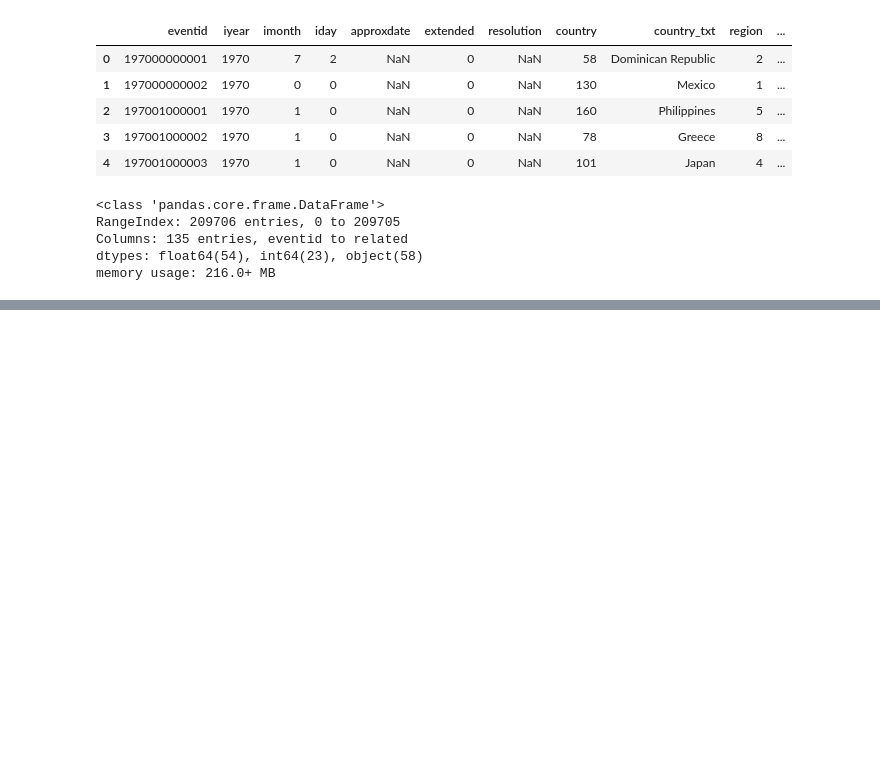
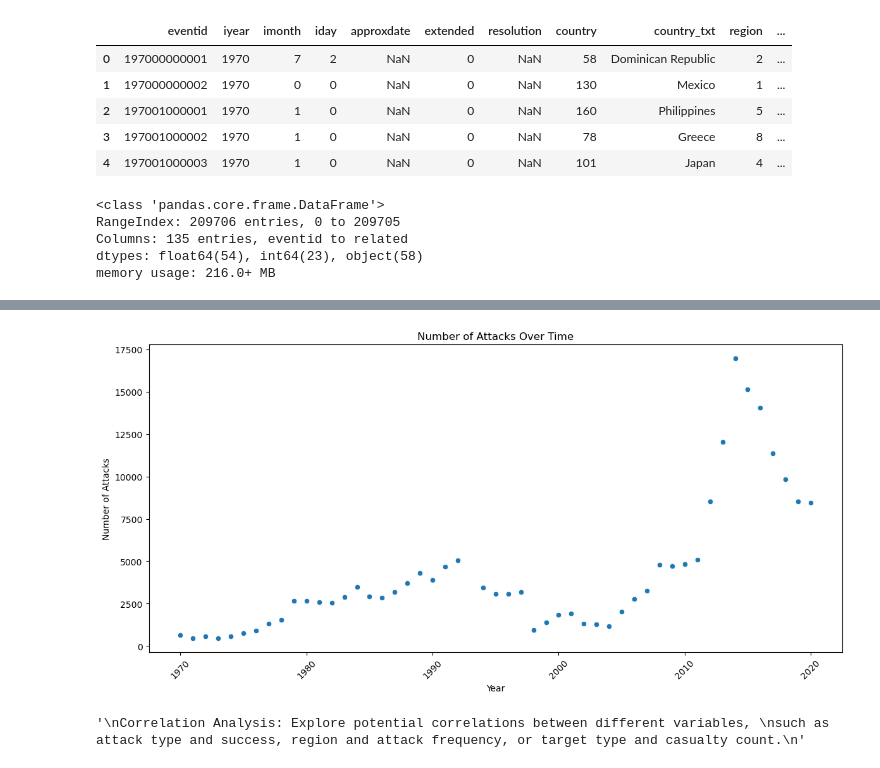
Before and after one commit to OKI300MER/effective_terrorism_exploration, a Jupyter notebook: effective_terrorisim_tactics.ipynb, the cells around one changed output, grey strips where cells are left out. Saved outputs shown, nothing was run; the diff lists cells and outputs as text; code cells hidden in the pictures; blank space fills up the shorter version.

```diff
--- a/effective_terrorisim_tactics.ipynb
+++ b/effective_terrorisim_tactics.ipynb
@@ -93,5 +153,26 @@ You could also analyze the lethality of different attack types.
+# %%
+# Number of attacks over the years
+
+cleaned_terrorism_df['iyear'] = pd.to_datetime(cleaned_terrorism_df['iyear'], format='%Y')
+
+# Group the data by year and count the number of attacks in each year
+attacks_over_time = cleaned_terrorism_df['iyear'].dt.year.value_counts().sort_index()
+
+# Plotting the number of attacks over time using Seaborn
+plt.figure(figsize=(12, 6))
+sns.scatterplot(x=attacks_over_time.index, y=attacks_over_time.values)
+plt.xlabel('Year')
+plt.ylabel('Number of Attacks')
+plt.title('Number of Attacks Over Time')
+plt.xticks(rotation=45)
+plt.tight_layout()
+plt.show()
+# %% [output]
+[figure, added]
 # %%
 """
 Correlation Analysis: Explore potential correlations between different variables,
-such as attack type and success, region and attack frequency, or target type and casualty count.
+such as attack type and success
 """
+# %% [output]
+'\nCorrelation Analysis: Explore potential correlations between different variables, \nsuch as attack type and success, region and attack frequency, or target type and casualty count.\n'
```
Also changed, not shown: parts of 12 cells of this notebook.
